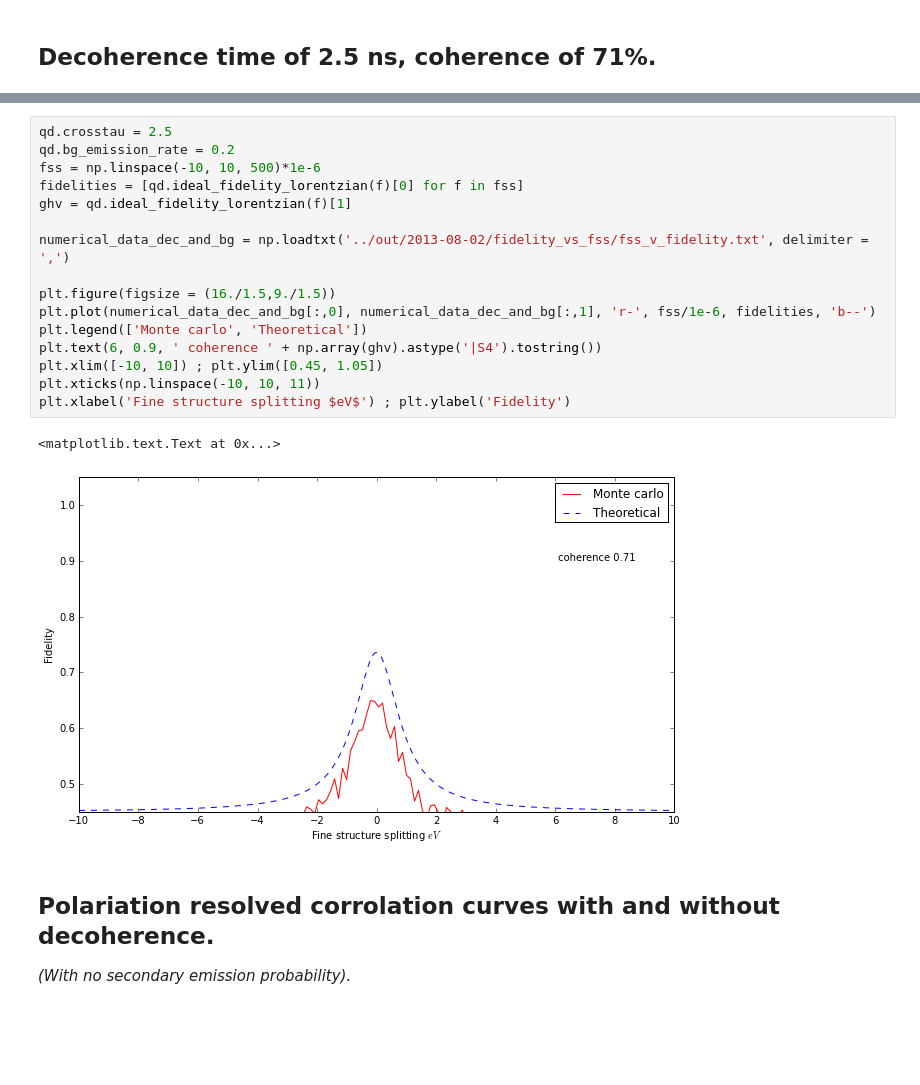
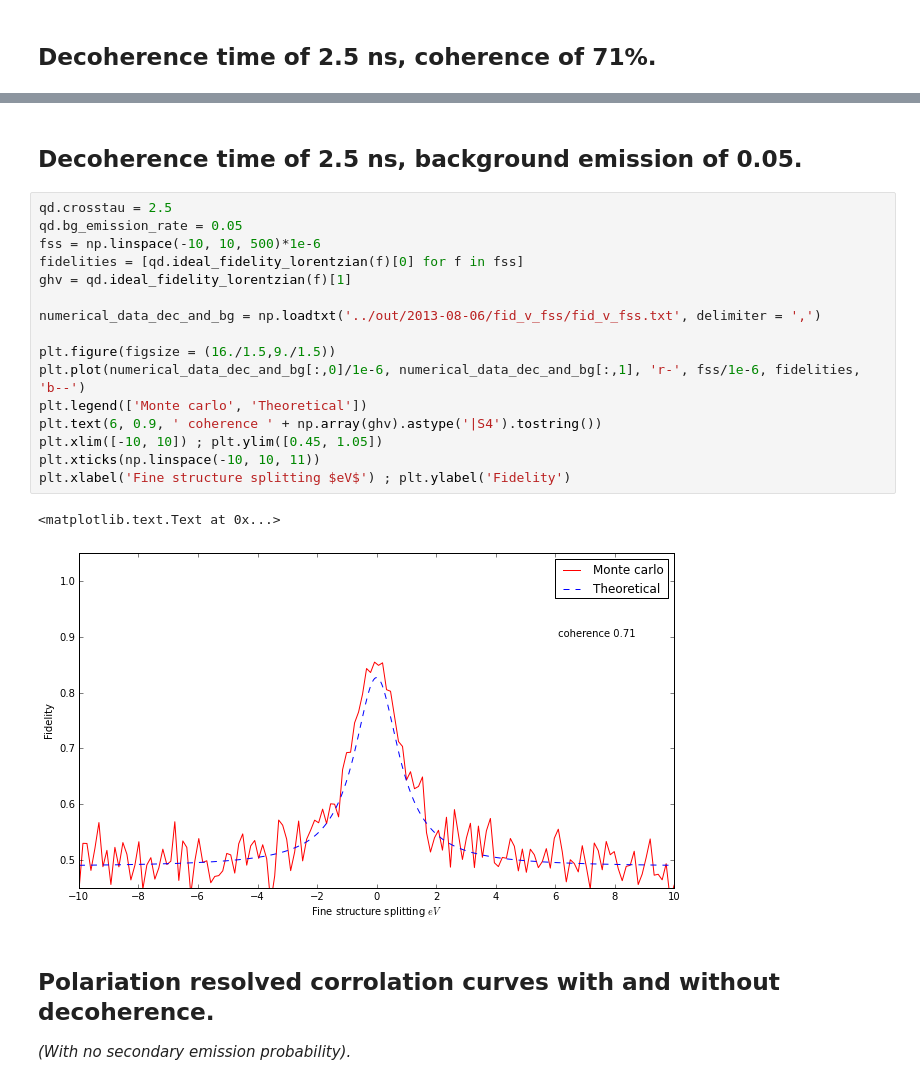
Before and after one commit to eoinmurray/icarus, a Jupyter notebook: notebooks/Fidelity verus Fine structure splitting.ipynb, the cells around one changed output, grey strips where cells are left out. Cells and saved outputs as stored; diff of their text form; blank space fills up the shorter version.

Commit message:
updated fid_v_fss notebook added w_bg curve

```diff
--- a/notebooks/Fidelity verus Fine structure splitting.ipynb
+++ b/notebooks/Fidelity verus Fine structure splitting.ipynb
@@ -73,25 +73,27 @@ plt.xlabel('Fine structure splitting $eV$') ; plt.ylabel('Fidelity')
 # %% [output]
 <matplotlib.text.Text at 0x...>
 [figure]
+# %% [markdown]
+## Decoherence time of 2.5 ns, background emission of 0.05.
 # %%
 qd.crosstau = 2.5
-qd.bg_emission_rate = 0.2
+qd.bg_emission_rate = 0.05
 fss = np.linspace(-10, 10, 500)*1e-6
 fidelities = [qd.ideal_fidelity_lorentzian(f)[0] for f in fss]
 ghv = qd.ideal_fidelity_lorentzian(f)[1]
 
-numerical_data_dec_and_bg = np.loadtxt('../out/2013-08-02/fidelity_vs_fss/fss_v_fidelity.txt', delimiter = ',')
+numerical_data_dec_and_bg = np.loadtxt('../out/2013-08-06/fid_v_fss/fid_v_fss.txt', delimiter = ',')
 
 plt.figure(figsize = (16./1.5,9./1.5))
-plt.plot(numerical_data_dec_and_bg[:,0], numerical_data_dec_and_bg[:,1], 'r-', fss/1e-6, fidelities, 'b--')
+plt.plot(numerical_data_dec_and_bg[:,0]/1e-6, numerical_data_dec_and_bg[:,1], 'r-', fss/1e-6, fidelities, 'b--')
 plt.legend(['Monte carlo', 'Theoretical'])
 plt.text(6, 0.9, ' coherence ' + np.array(ghv).astype('|S4').tostring())
 plt.xlim([-10, 10]) ; plt.ylim([0.45, 1.05])
 plt.xticks(np.linspace(-10, 10, 11))
 plt.xlabel('Fine structure splitting $eV$') ; plt.ylabel('Fidelity')
 # %% [output]
 <matplotlib.text.Text at 0x...>
-[figure, old version]
+[figure, new version]
 # %% [markdown]
 ## Polariation resolved corrolation curves with and without decoherence.
 _(With no secondary emission probability)._
```
Also changed, not shown: parts of 17 cells of this notebook, 5 other files.
